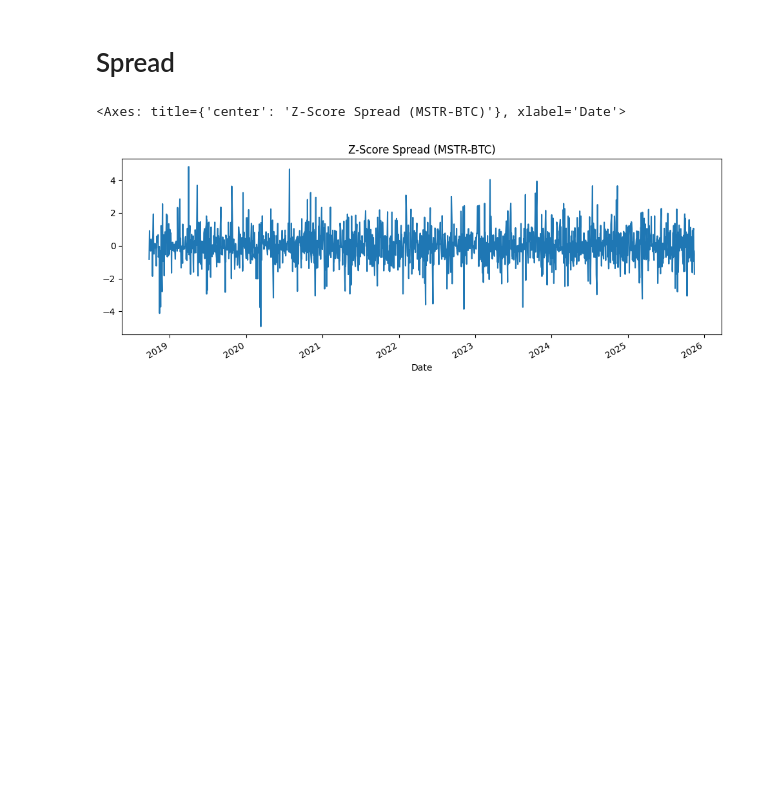
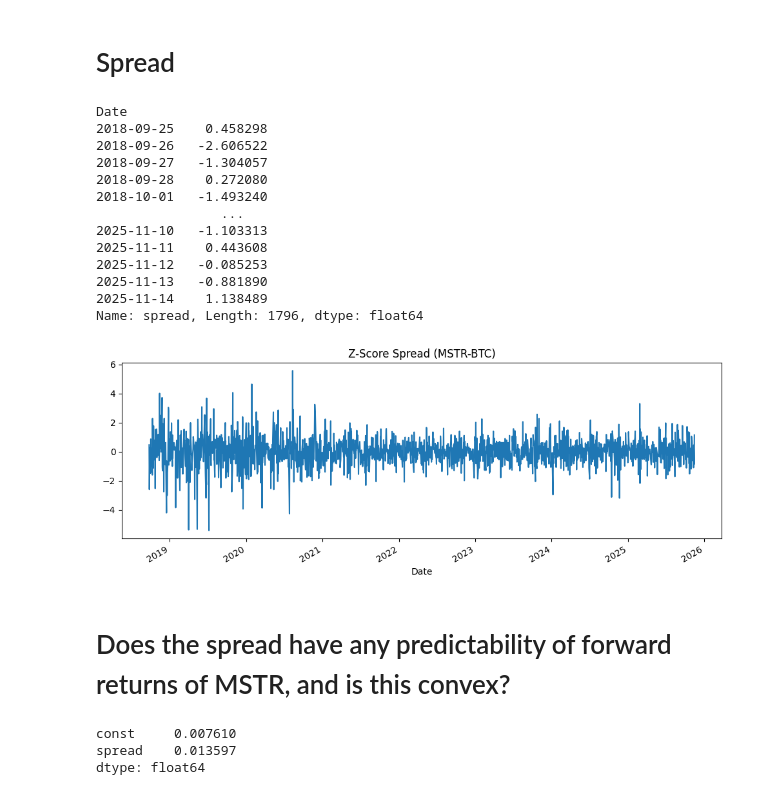
Before and after one commit to spxrq/mstr-bullcall-spread-strategy, a Jupyter notebook: notebooks/01_explore_btc_mstr.ipynb, the cells around one changed output. Drawn from its saved outputs; the diff is of its cells as text; code cells hidden in the pictures; blank space fills up the shorter version.

```diff
--- a/notebooks/01_explore_btc_mstr.ipynb
+++ b/notebooks/01_explore_btc_mstr.ipynb
@@ -93,6 +93,7 @@ window=30
 rolling_mean = btc["log_ret"].rolling(window).mean()
 rolling_std = btc["log_ret"].rolling(window).std()
 btc["z_log_ret"] = (btc["log_ret"]-rolling_mean)/rolling_std
+btc.dropna(inplace=True)
 
 btc[["Close", "ema_21", "qvwap"]].plot(
     figsize=(14,6),
@@ -127,6 +133,7 @@ window=30
 rolling_mean = mstr["log_ret"].rolling(window).mean()
 rolling_std = mstr["log_ret"].rolling(window).std()
 mstr["z_log_ret"] = (mstr["log_ret"]-rolling_mean)/rolling_std
+mstr.dropna(inplace=True)
 
 mstr[["Close", "ema_21"]].plot(
     figsize=(14,6),
@@ -169,8 +181,39 @@ plt.tight_layout()
 # %% [markdown]
 # Spread
 # %%
-spread = mstr["z_log_ret"] = btc["z_log_ret"]
+spread = (mstr["z_log_ret"] - btc["z_log_ret"]).rename("spread")
 spread.plot(figsize=(12, 4), title="Z-Score Spread (MSTR-BTC)")
+spread
 # %% [output]
-<Axes: title={'center': 'Z-Score Spread (MSTR-BTC)'}, xlabel='Date'>
+Date
+2018-09-25    0.458298
+2018-09-26   -2.606522
+2018-09-27   -1.304057
+2018-09-28    0.272080
+2018-10-01   -1.493240
+                ...
+2025-11-10   -1.103313
+2025-11-11    0.443608
+2025-11-12   -0.085253
+2025-11-13   -0.881890
+2025-11-14    1.138489
+Name: spread, Length: 1796, dtype: float64
-[figure, old version]
+[figure, new version]
+# %% [markdown]
+# Does the spread have any predictability of forward returns of MSTR, and is this convex?
+# %%
+import statsmodels.api as sm#
+
+y = mstr["log_ret"].shift(-1).rolling(5).sum()
+X = sm.add_constant(spread)
+
+model = sm.OLS(y, X, missing="drop").fit(
+    cov_type="HAC",
+    cov_kwds={"maxlags":5}
+)
+
+model.params
+# %% [output]
+const     0.007610
+spread    0.013597
+dtype: float64
```
Also changed, not shown: parts of 9 cells of this notebook, 1 other file.
